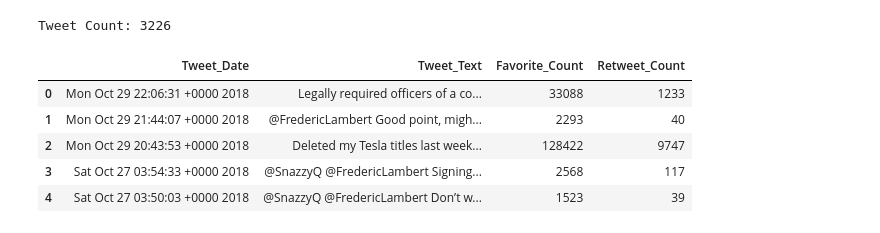
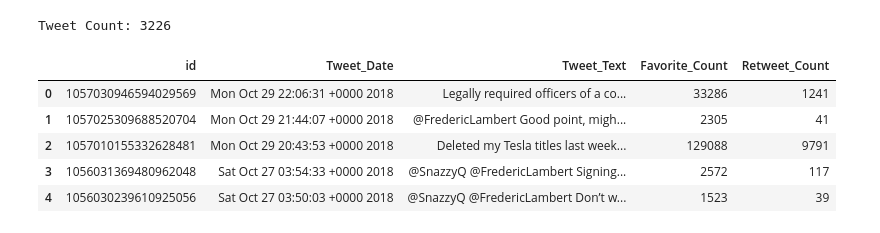
Before and after one commit to khrysvaughan/ETL_Project-Two, a Jupyter notebook: twitter_pandas.ipynb, the cells around one changed output. Cells and saved outputs as stored; diff of their text form; code cells hidden in the pictures.

```diff
--- a/twitter_pandas.ipynb
+++ b/twitter_pandas.ipynb
@@ -30,7 +30,7 @@ for x in range(1, 200): #20 per page
         #print(tweet["text"],tweet["created_at"])
 
         # Store Tweet in Array
-        tweet_texts.append([tweet["created_at"],tweet["text"],tweet["favorite_count"],tweet["retweet_count"]])
+        tweet_texts.append([tweet["id"],tweet["created_at"],tweet["text"],tweet["favorite_count"],tweet["retweet_count"]])
         #tweet_texts.append(tweet)
 # %%
 # Print the Tweet Count
@@ -39,15 +39,15 @@ print(f"Tweet Count: {len(tweet_texts)}")
 Tweet Count: 3226
 # %%
 tweetData_df = pd.DataFrame(tweet_texts)
-tweetData_df.columns = ["Tweet_Date", "Tweet_Text", "Favorite_Count", "Retweet_Count"]
+tweetData_df.columns = ["id", "Tweet_Date", "Tweet_Text", "Favorite_Count", "Retweet_Count"]
 tweetData_df.head()
 # %% [output]
-|  | Tweet_Date | Tweet_Text | Favorite_Count | Retweet_Count |
-| 0 | Mon Oct 29 22:06:31 +0000 2018 | Legally required officers of a co... | 33088 | 1233 |
-| 1 | Mon Oct 29 21:44:07 +0000 2018 | @FredericLambert Good point, migh... | 2293 | 40 |
-| 2 | Mon Oct 29 20:43:53 +0000 2018 | Deleted my Tesla titles last week... | 128422 | 9747 |
-| 3 | Sat Oct 27 03:54:33 +0000 2018 | @SnazzyQ @FredericLambert Signing... | 2568 | 117 |
-| 4 | Sat Oct 27 03:50:03 +0000 2018 | @SnazzyQ @FredericLambert Don’t w... | 1523 | 39 |
+|  | id | Tweet_Date | Tweet_Text | Favorite_Count | Retweet_Count |
+| 0 | 1057030946594029569 | Mon Oct 29 22:06:31 +0000 2018 | Legally required officers of a co... | 33286 | 1241 |
+| 1 | 1057025309688520704 | Mon Oct 29 21:44:07 +0000 2018 | @FredericLambert Good point, migh... | 2305 | 41 |
+| 2 | 1057010155332628481 | Mon Oct 29 20:43:53 +0000 2018 | Deleted my Tesla titles last week... | 129088 | 9791 |
+| 3 | 1056031369480962048 | Sat Oct 27 03:54:33 +0000 2018 | @SnazzyQ @FredericLambert Signing... | 2572 | 117 |
+| 4 | 1056030239610925056 | Sat Oct 27 03:50:03 +0000 2018 | @SnazzyQ @FredericLambert Don’t w... | 1523 | 39 |
 # %%
 tweetData_df.to_csv("MuskTweetData.csv", encoding="utf-8")
 # %%
```
Also changed, not shown: parts of 4 cells of this notebook, 2 other files.
